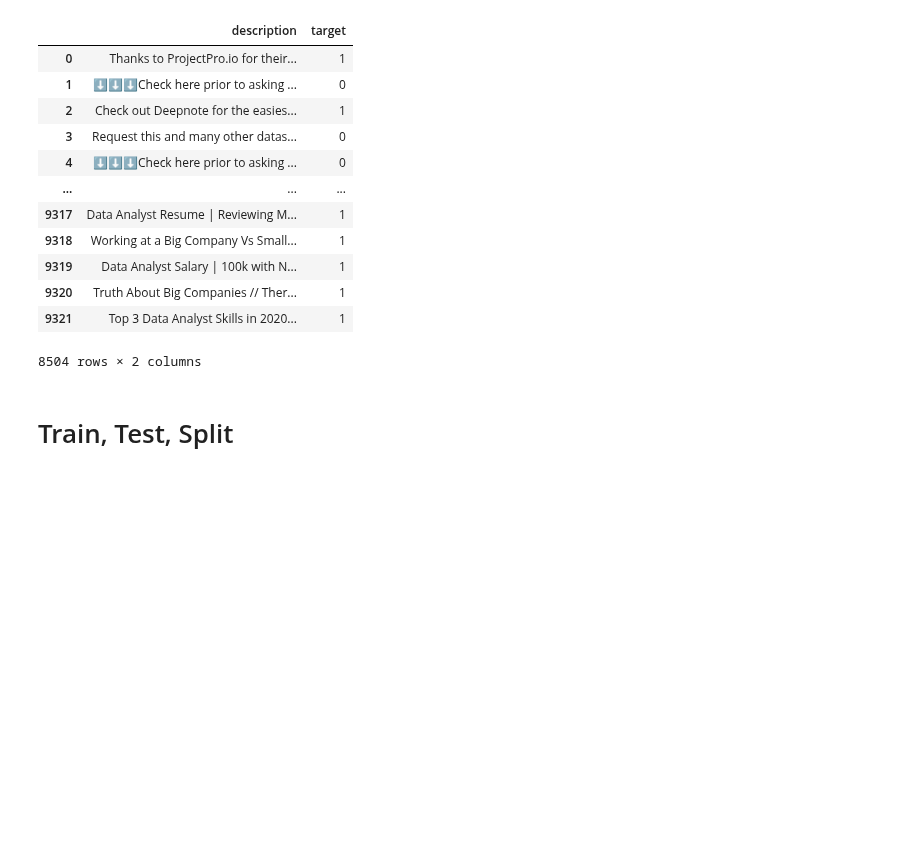
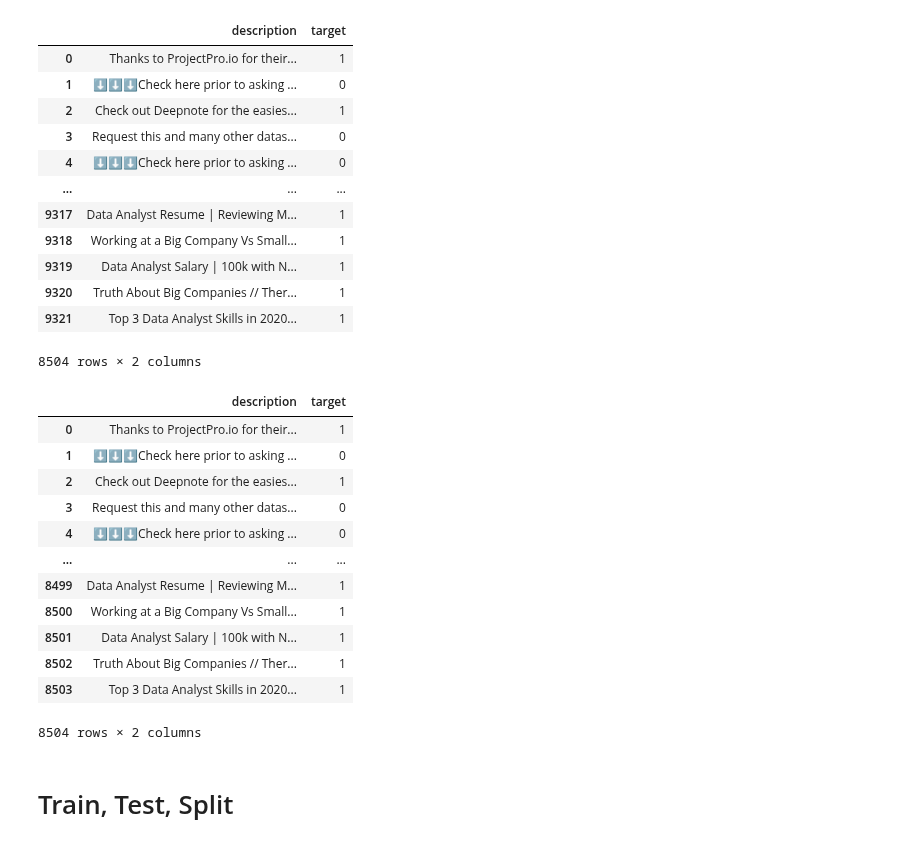
Before and after one commit to LHide14/YouTube-Analytics, a Jupyter notebook: nlp_description_model.ipynb, the cells around one changed output. Cells and saved outputs as stored; diff of their text form; code cells hidden in the pictures; blank space fills up the shorter version.

```diff
--- a/nlp_description_model.ipynb
+++ b/nlp_description_model.ipynb
@@ -34,6 +34,23 @@ df_description
 | 9320 | Truth About Big Companies // Ther... | 1 |
 | 9321 | Top 3 Data Analyst Skills in 2020... | 1 |
 8504 rows × 2 columns
+# %%
+df_description.reset_index(drop=True, inplace=True)
+df_description
+# %% [output]
+|  | description | target |
+| 0 | Thanks to ProjectPro.io for their... | 1 |
+| 1 | ⬇️⬇️⬇️Check here prior to asking ... | 0 |
+| 2 | Check out Deepnote for the easies... | 1 |
+| 3 | Request this and many other datas... | 0 |
+| 4 | ⬇️⬇️⬇️Check here prior to asking ... | 0 |
+| ... | ... | ... |
+| 8499 | Data Analyst Resume | Reviewing M... | 1 |
+| 8500 | Working at a Big Company Vs Small... | 1 |
+| 8501 | Data Analyst Salary | 100k with N... | 1 |
+| 8502 | Truth About Big Companies // Ther... | 1 |
+| 8503 | Top 3 Data Analyst Skills in 2020... | 1 |
+8504 rows × 2 columns
 # %% [markdown]
 # Train, Test, Split
 # %%
```
Also changed, not shown: 2 other files.
